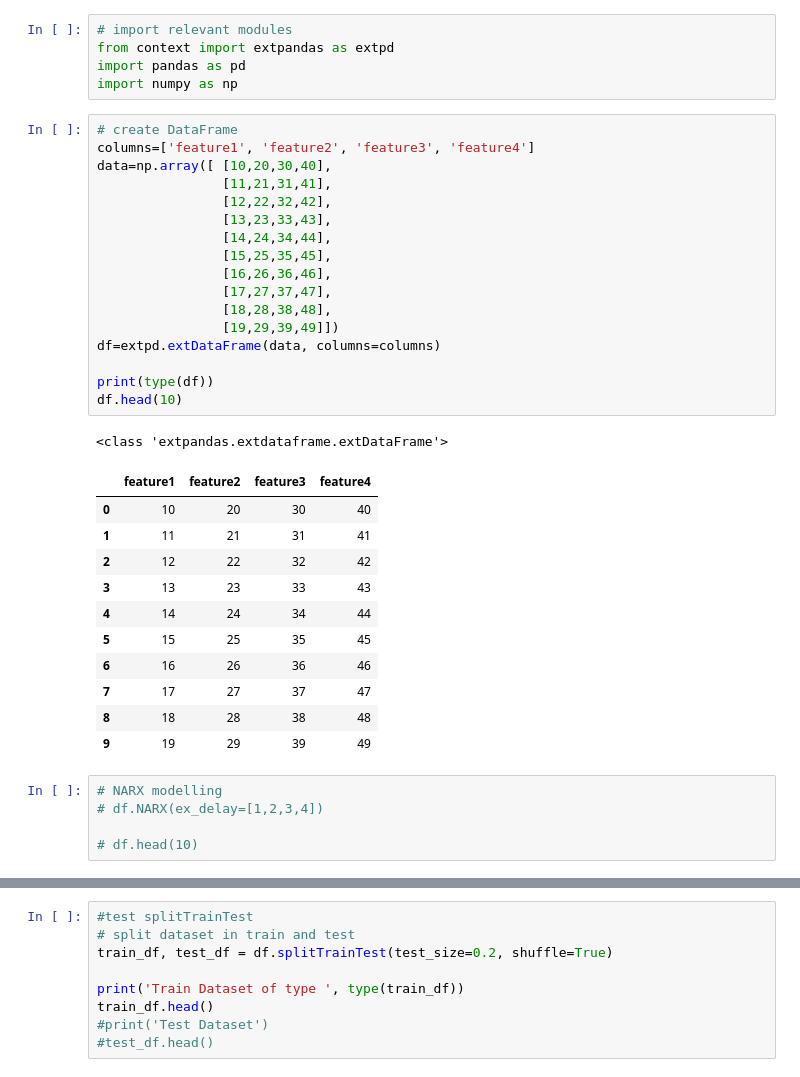
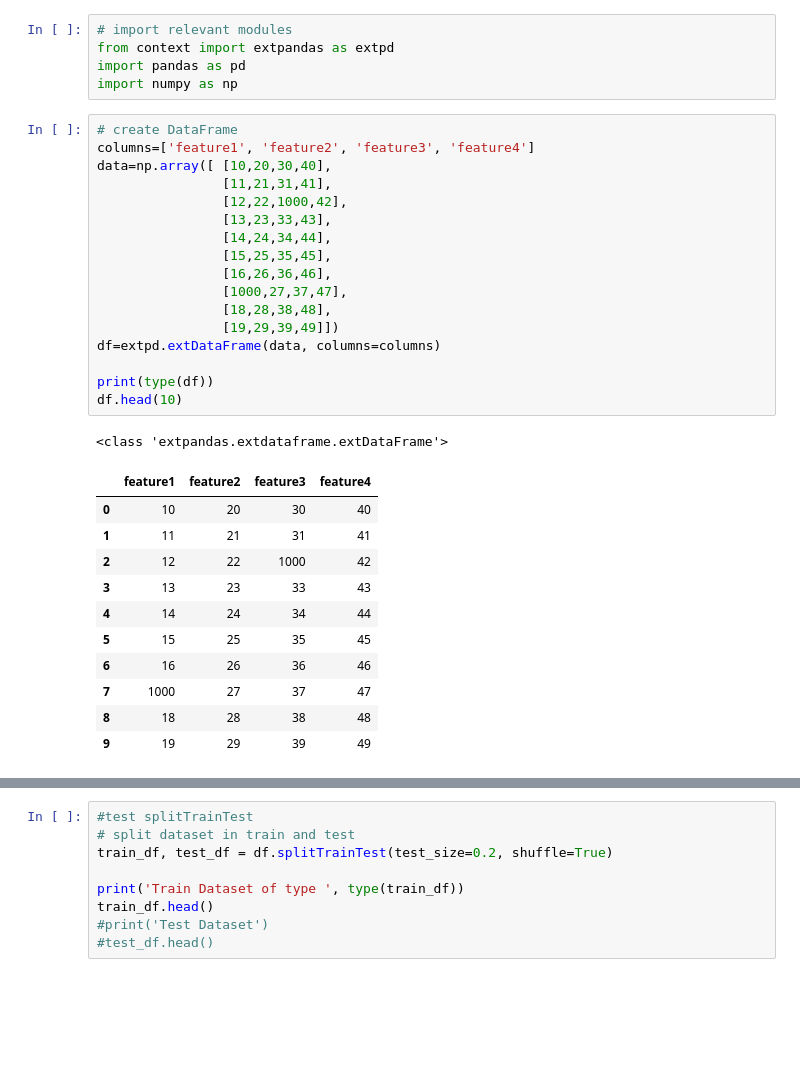
Before and after one commit to pietromosca1994/extPandas, a Jupyter notebook: examples/example.ipynb, the cells around one changed output, grey strips where cells are left out. Drawn from its saved outputs; the diff is of its cells as text; blank space fills up the shorter version.

```diff
--- a/examples/example.ipynb
+++ b/examples/example.ipynb
@@ -6,35 +6,30 @@ import numpy as np
 # %%
 # create DataFrame
 columns=['feature1', 'feature2', 'feature3', 'feature4']
 data=np.array([ [10,20,30,40],
                 [11,21,31,41],
-                [12,22,32,42],
+                [12,22,1000,42],
                 [13,23,33,43],
                 [14,24,34,44],
                 [15,25,35,45],
                 [16,26,36,46],
-                [17,27,37,47],
+                [1000,27,37,47],
                 [18,28,38,48],
                 [19,29,39,49]])
 df=extpd.extDataFrame(data, columns=columns)
 
 print(type(df))
 df.head(10)
 # %% [output]
 <class 'extpandas.extdataframe.extDataFrame'>
 |  | feature1 | feature2 | feature3 | feature4 |
 | 0 | 10 | 20 | 30 | 40 |
 | 1 | 11 | 21 | 31 | 41 |
-| 2 | 12 | 22 | 32 | 42 |
+| 2 | 12 | 22 | 1000 | 42 |
 | 3 | 13 | 23 | 33 | 43 |
 | 4 | 14 | 24 | 34 | 44 |
 | 5 | 15 | 25 | 35 | 45 |
 | 6 | 16 | 26 | 36 | 46 |
-| 7 | 17 | 27 | 37 | 47 |
+| 7 | 1000 | 27 | 37 | 47 |
 | 8 | 18 | 28 | 38 | 48 |
 | 9 | 19 | 29 | 39 | 49 |
-# %%
-# NARX modelling
-# df.NARX(ex_delay=[1,2,3,4])
-
-# df.head(10)
```
Also changed, not shown: parts of 5 cells of this notebook, 1 other file.
